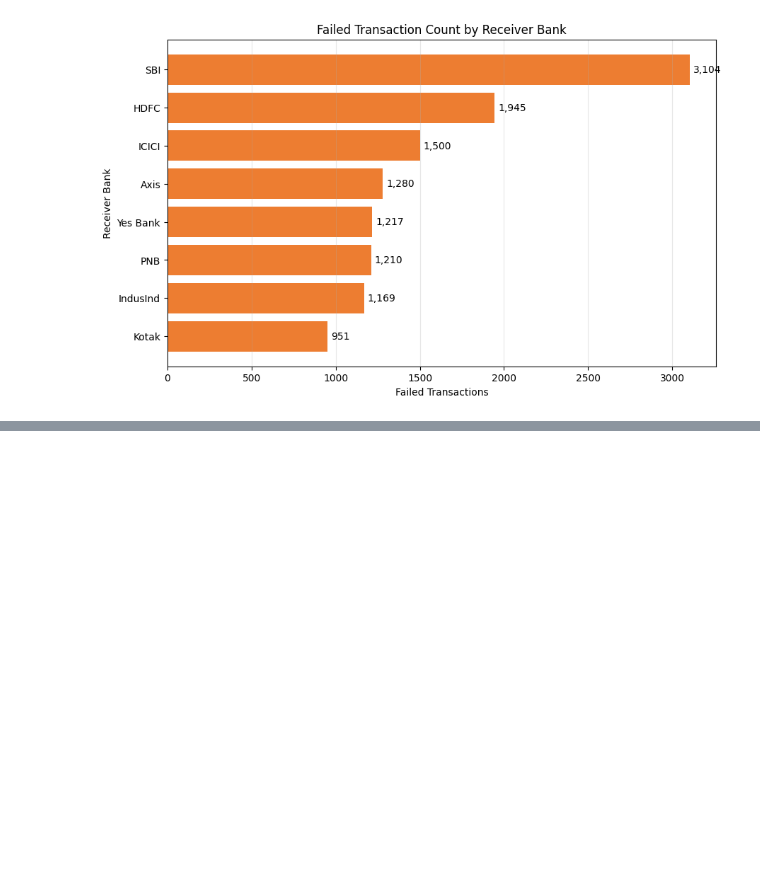
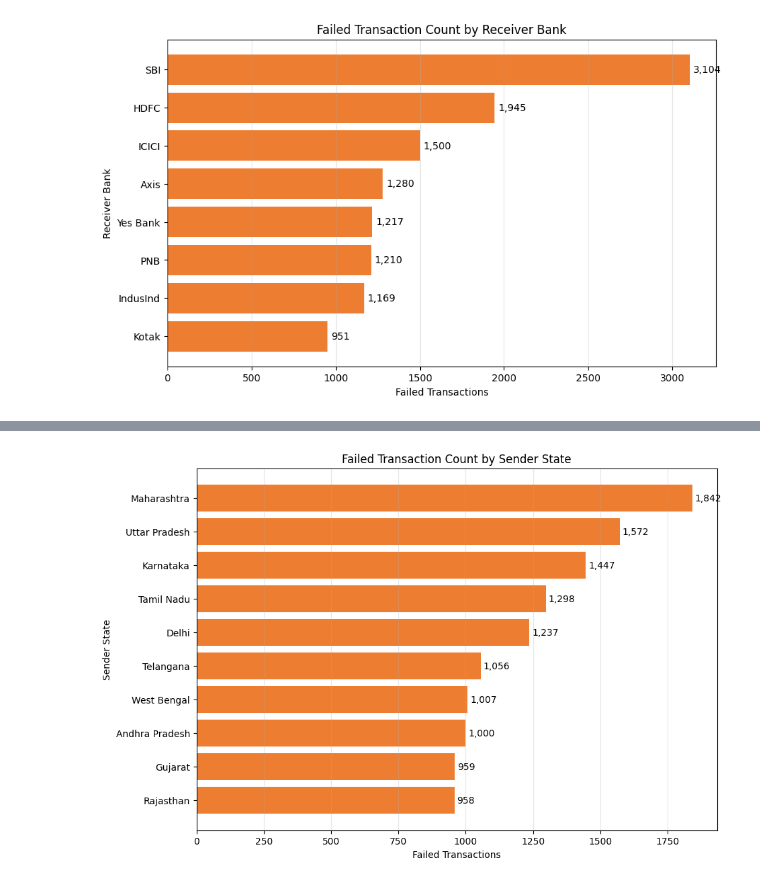
Before and after one commit to KaviyaVelmurugan/upi-transaction-intelligence-platform, a Jupyter notebook: notebooks/02_eda.ipynb, the cells around one changed output, grey strips where cells are left out. Cells and saved outputs as stored; diff of their text form; code cells hidden in the pictures; blank space fills up the shorter version.

```diff
--- a/notebooks/02_eda.ipynb
+++ b/notebooks/02_eda.ipynb
@@ -1459,0 +1533,30 @@ plt.show()
+# %%
+# Create the failed-count chart
+state_count_chart = sender_state_status.sort_values(
+    "failed_transactions"
+)
+
+plt.figure(figsize=(10, 7))
+
+bars = plt.barh(
+    state_count_chart["sender_state"],
+    state_count_chart["failed_transactions"],
+    color="#ED7D31"
+)
+
+plt.title("Failed Transaction Count by Sender State")
+plt.xlabel("Failed Transactions")
+plt.ylabel("Sender State")
+plt.grid(axis="x", alpha=0.3)
+
+for bar in bars:
+    plt.text(
+        bar.get_width() + 10,
+        bar.get_y() + bar.get_height() / 2,
+        f"{int(bar.get_width()):,}",
+        va="center"
+    )
+
+plt.show()
+# %% [output]
+[figure, added]
```
Also changed, not shown: parts of 4 cells of this notebook, 1 other file.
